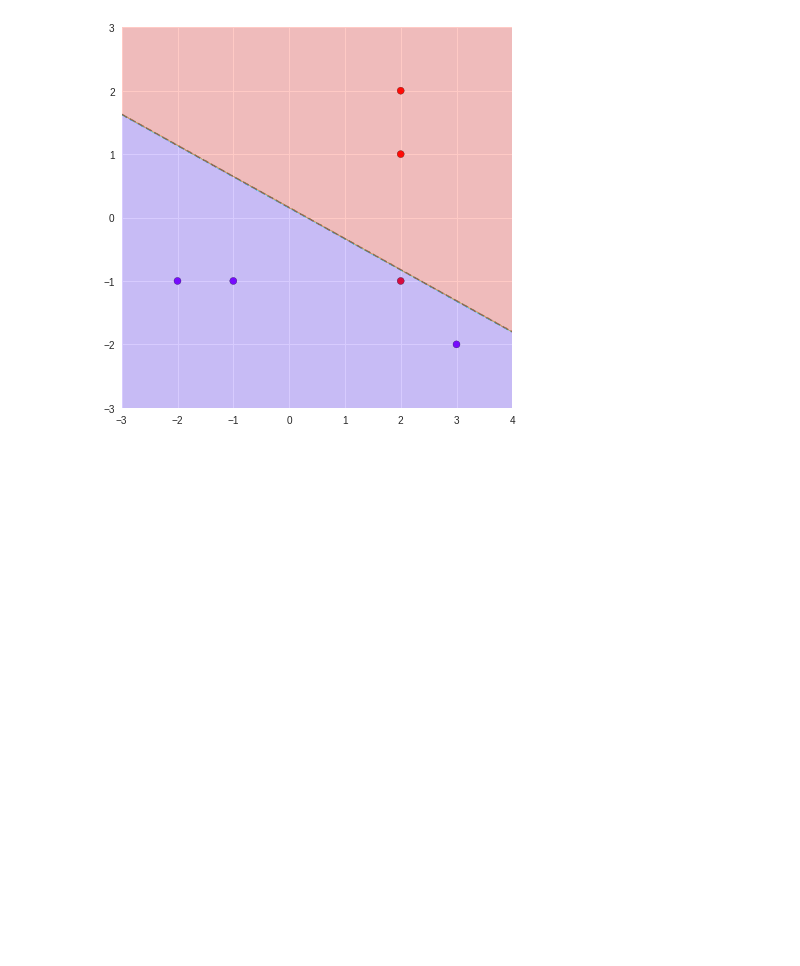
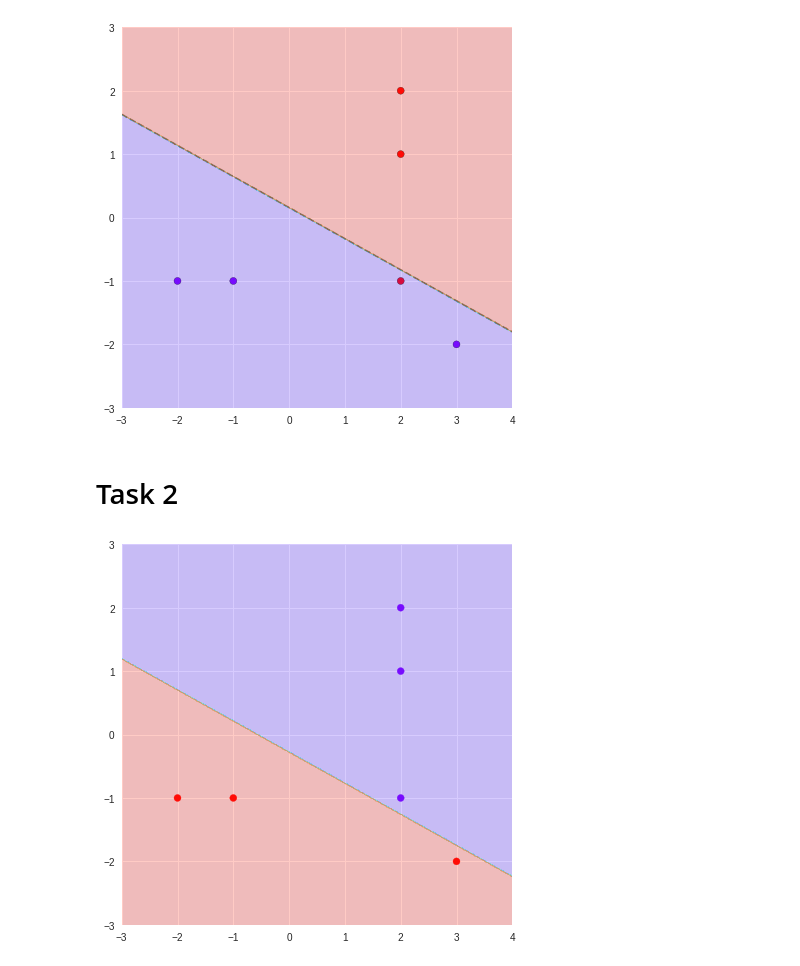
Before and after one commit to jgoerner/ml-homework, a Jupyter notebook: notebooks/03_Linear_Models_Classification.ipynb, the cells around one changed output. Saved outputs shown, nothing was run; the diff lists cells and outputs as text; code cells hidden in the pictures; blank space fills up the shorter version.

Commit message:
included better threshold finding for fisher

```diff
--- a/notebooks/03_Linear_Models_Classification.ipynb
+++ b/notebooks/03_Linear_Models_Classification.ipynb
@@ -97,3 +97,24 @@ plot_decision_planes(lsc, -3, 4, -3, 3)
 plot_decision_regions(lsc, -3, 4, -3, 3, 500);
 # %% [output]
 [figure]
+# %% [markdown]
+# Task 2
+# %%
+# generate data
+X = np.array([2, 1, 2, 2, 2, -1, 3, -2, -2, -1, -1, -1]).reshape(-1, 2)
+y = np.array([1, 1, 1, 2, 2, 2])
+# %%
+# fit fisher discriminant function
+fc = FisherClassifier()
+fc.fit(X, y)
+# %%
+# plot result of fisher discriminant
+plt.scatter(
+    X.T[0],
+    X.T[1],
+    c=y,
+    cmap="rainbow",
+)
+plot_decision_regions(fc, -3, 4, -3, 3, 500)
+# %% [output]
+[figure, added]
```
Also changed, not shown: parts of 1 cell of this notebook, 1 other file.
